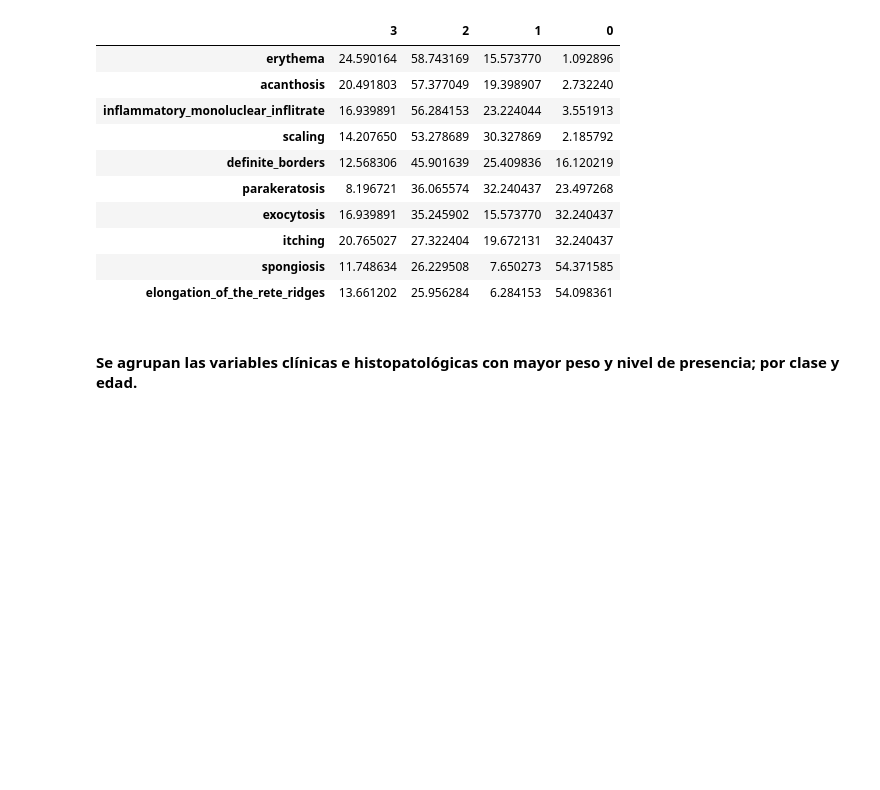
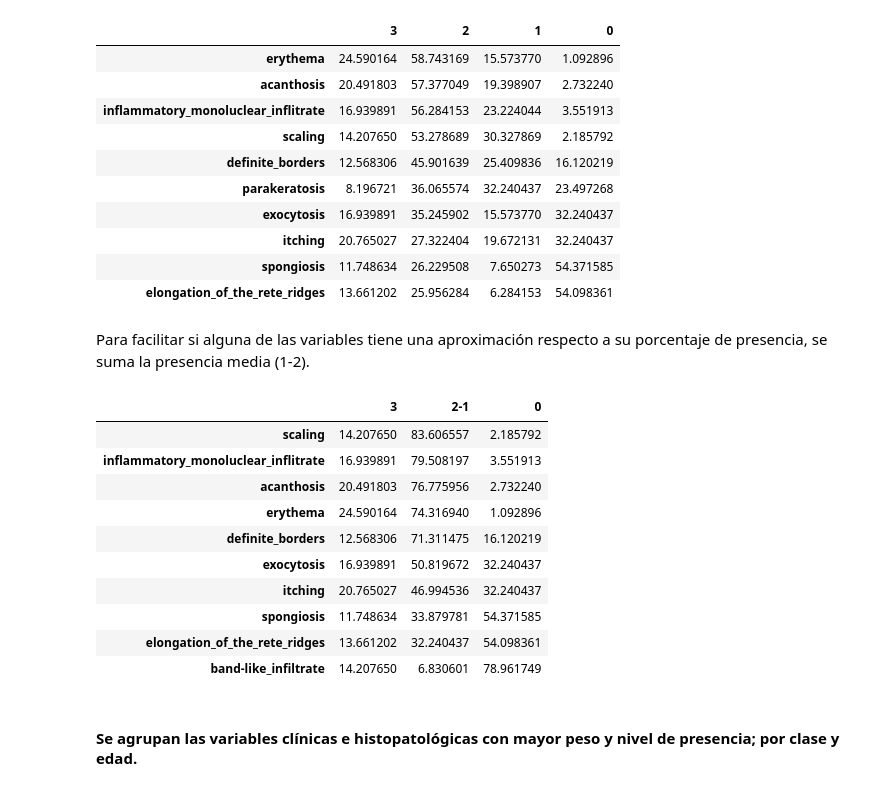
Before and after one commit to RodrigoPLpz/dermatology, a Jupyter notebook: delivery/dermatology_project01_m2_python.ipynb, the cells around one changed output. Saved outputs shown, nothing was run; the diff lists cells and outputs as text; code cells hidden in the pictures; blank space fills up the shorter version.

```diff
--- a/dermatology_project01_m2_python.ipynb
+++ b/delivery/dermatology_project01_m2_python.ipynb
@@ -853,6 +851,27 @@ features_percent2.iloc[0:10,:]
 | itching | 20.765027 | 27.322404 | 19.672131 | 32.240437 |
 | spongiosis | 11.748634 | 26.229508 | 7.650273 | 54.371585 |
 | elongation_of_the_rete_ridges | 13.661202 | 25.956284 | 6.284153 | 54.098361 |
+# %% [markdown]
+Para facilitar si alguna de las variables tiene una aproximación respecto a su porcentaje de presencia, se suma la presencia media (1-2).
+# %%
+# features_percent.iloc[0:10,1:3]
+features_percent_2 = pd.DataFrame(features_percent.iloc[0:10,0])
+features_percent_2["2-1"]= features_percent.iloc[0:10,1:3].sum(axis=1)
+features_percent_2[0] = features_percent.iloc[0:10,3]
+features_percent_2 = features_percent_2.sort_values(by ="2-1", ascending=False)
+features_percent_2
+# %% [output]
+|  | 3 | 2-1 | 0 |
+| scaling | 14.207650 | 83.606557 | 2.185792 |
+| inflammatory_monoluclear_inflitrate | 16.939891 | 79.508197 | 3.551913 |
+| acanthosis | 20.491803 | 76.775956 | 2.732240 |
+| erythema | 24.590164 | 74.316940 | 1.092896 |
+| definite_borders | 12.568306 | 71.311475 | 16.120219 |
+| exocytosis | 16.939891 | 50.819672 | 32.240437 |
+| itching | 20.765027 | 46.994536 | 32.240437 |
+| spongiosis | 11.748634 | 33.879781 | 54.371585 |
+| elongation_of_the_rete_ridges | 13.661202 | 32.240437 | 54.098361 |
+| band-like_infiltrate | 14.207650 | 6.830601 | 78.961749 |
 # %% [markdown]
 #### Se agrupan las variables clínicas e histopatológicas con mayor peso y nivel de presencia; por clase y edad.
 # %%
```
Also changed, not shown: parts of 17 cells of this notebook, 2 other files.
